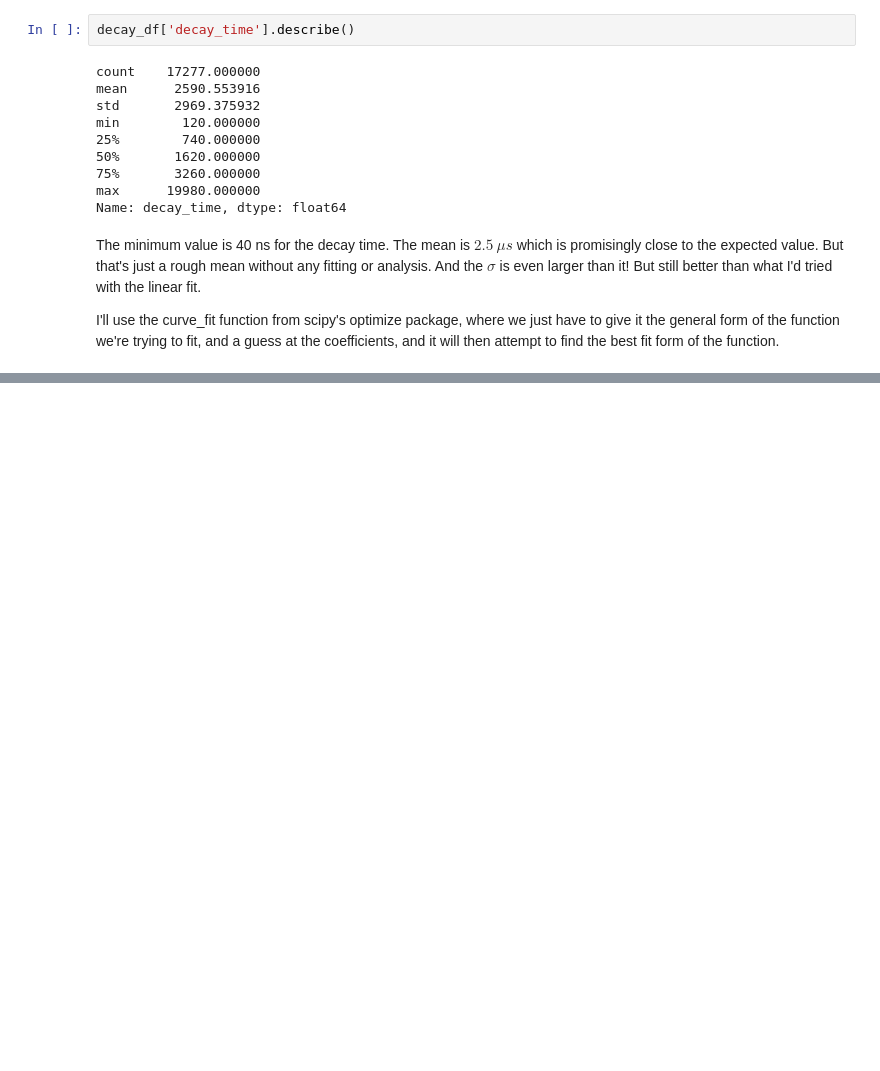
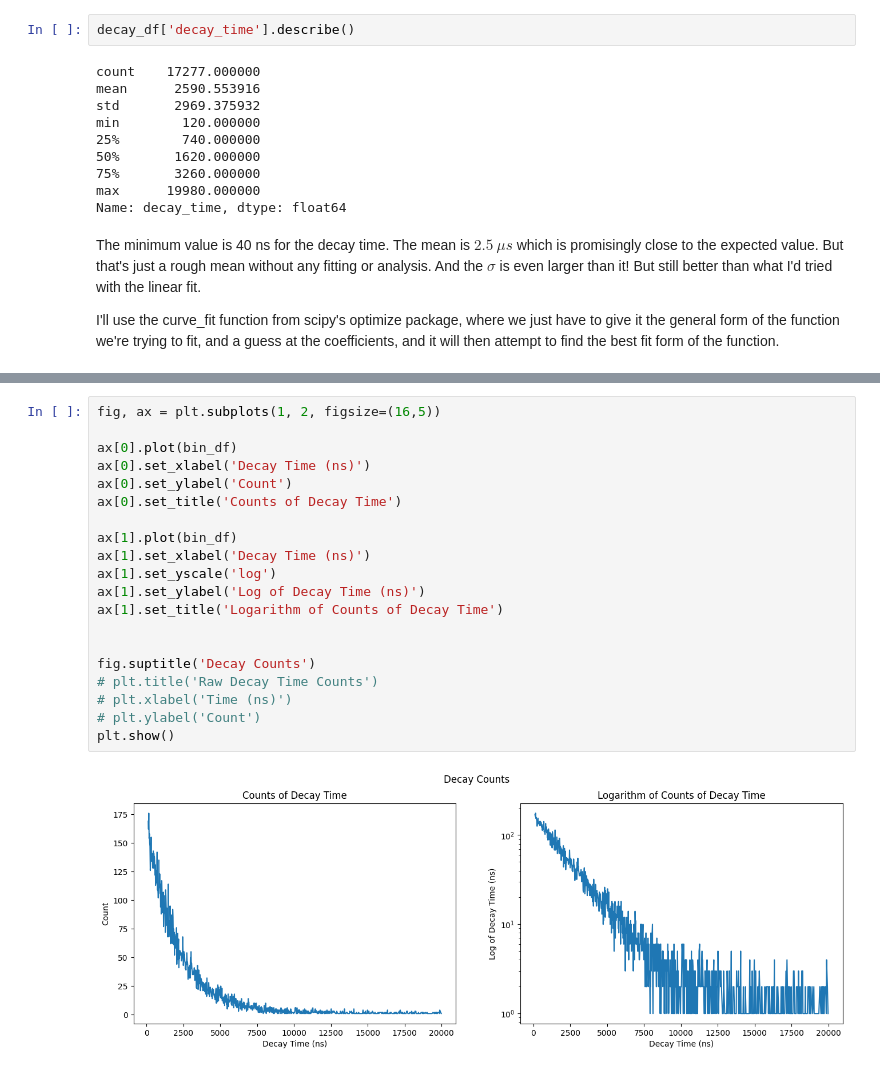
Before and after one commit to john-hafner/PHY451-Muon, a Jupyter notebook: Exponential_Fit.ipynb, the cells around one changed output, grey strips where cells are left out. Saved outputs shown, nothing was run; the diff lists cells and outputs as text; blank space fills up the shorter version.

```diff
--- a/Exponential_Fit.ipynb
+++ b/Exponential_Fit.ipynb
@@ -141 +147,23 @@ bin_df.describe()
+# %%
+fig, ax = plt.subplots(1, 2, figsize=(16,5))
+
+ax[0].plot(bin_df)
+ax[0].set_xlabel('Decay Time (ns)')
+ax[0].set_ylabel('Count')
+ax[0].set_title('Counts of Decay Time')
+
+ax[1].plot(bin_df)
+ax[1].set_xlabel('Decay Time (ns)')
+ax[1].set_yscale('log')
+ax[1].set_ylabel('Log of Decay Time (ns)')
+ax[1].set_title('Logarithm of Counts of Decay Time')
+
+
+fig.suptitle('Decay Counts')
+# plt.title('Raw Decay Time Counts')
+# plt.xlabel('Time (ns)')
+# plt.ylabel('Count')
+plt.show()
+# %% [output]
+[figure, added]
 # %%
```
Also changed, not shown: parts of 7 cells of this notebook.
